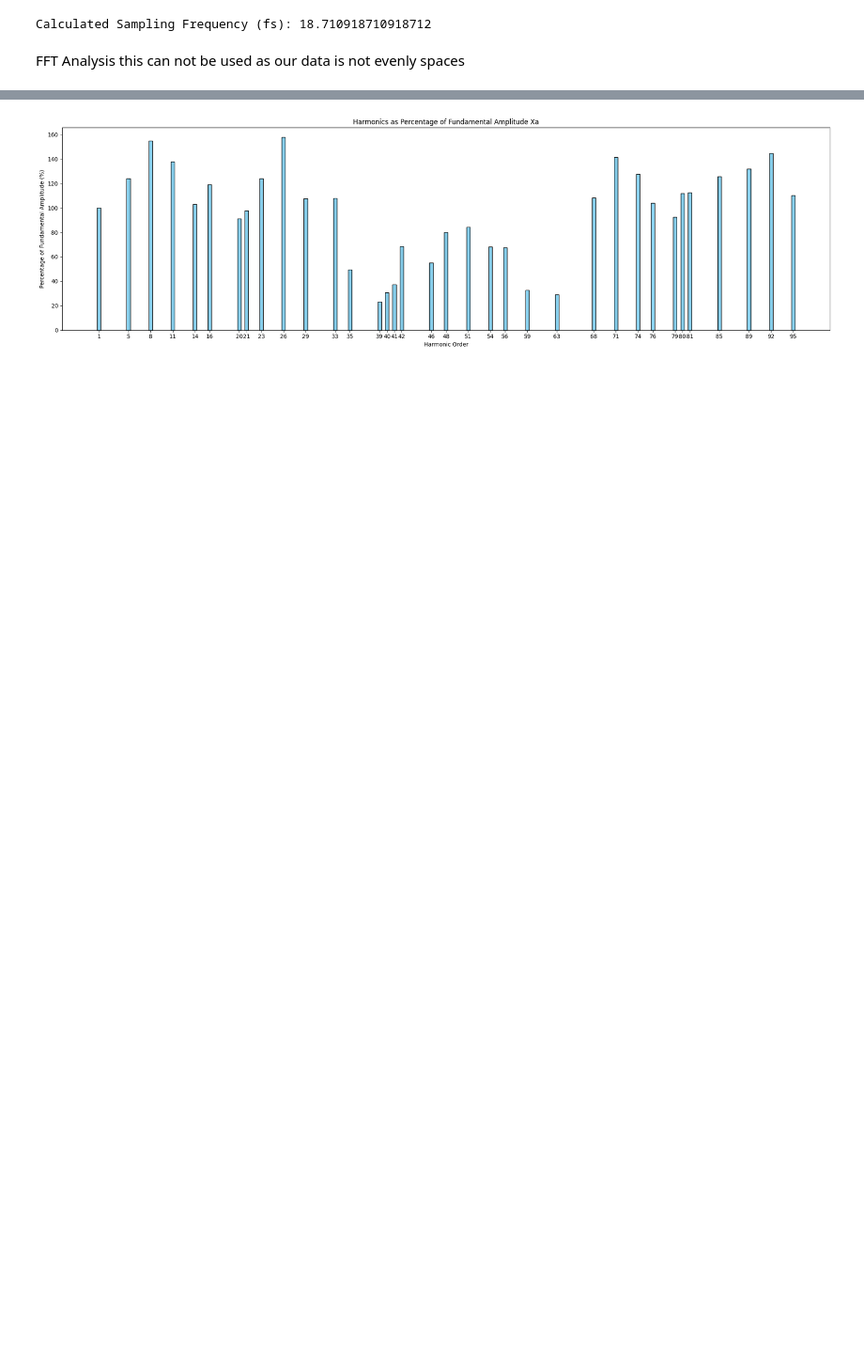
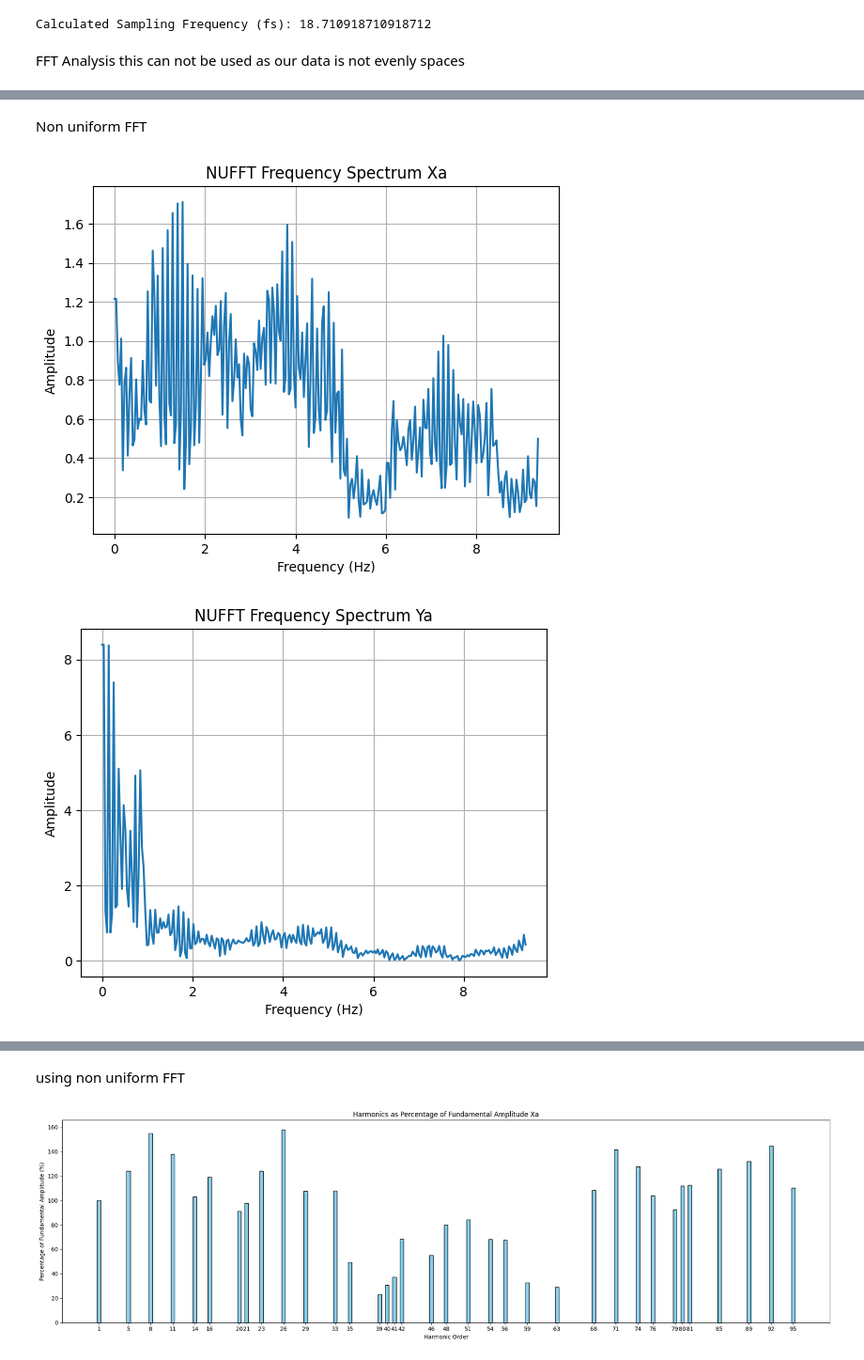
Before and after one commit to Sehaj-kahlon/Vibrational-Analysis, a Jupyter notebook: FFT.ipynb, the cells around one changed output, grey strips where cells are left out. Shown: that part at 94% size. Cells and saved outputs as stored; diff of their text form; code cells hidden in the pictures; blank space fills up the shorter version.

Commit message:
NUFFT

```diff
--- a/FFT.ipynb
+++ b/FFT.ipynb
@@ -138,0 +93,62 @@ plt.show()
+# %% [markdown]
+Non uniform FFT
+# %%
+from pynufft import NUFFT
+import numpy as np
+import matplotlib.pyplot as plt
+
+# Initialize data
+time = data['Time_sec'].values  # Numpy array of time values
+acceleration_Xa = data['Xa'].values  # Acceleration values along the X-axis
+acceleration_Ya = data['Ya'].values  # Acceleration values along the Y-axis
+acceleration_Za = data['Za'].values  # Acceleration values along the Z-axis
+
+# Initialize NUFFT object
+nufft = NUFFT()
+
+# Scale time points to match NUFFT input expectations (between 0 and 2π)
+time_grid = (time / time.max() * 2 * np.pi).reshape(-1, 1)
+
+# Define parameters for NUFFT plan
+Nd = (len(acceleration_Xa),)  # Input data size
+Kd = (256,)  # Desired output frequency bins size (can be adjusted as needed)
+Jd = (6,)  # Number of interpolation points, commonly set around 6 for 1D data
+
+# Plan for the NUFFT for each axis
+nufft.plan(time_grid, Nd, Kd, Jd)
+
+# Apply NUFFT to each acceleration axis
+transformed_signal_Xa = nufft.forward(acceleration_Xa)
+transformed_signal_Ya = nufft.forward(acceleration_Ya)
+transformed_signal_Za = nufft.forward(acceleration_Za)
+
+# Frequency range corresponding to Kd (256 bins, from 0 to Nyquist frequency)
+sampling_frequency = 18.734  # Replace with your actual sampling frequency in Hz
+freqs = np.linspace(0, sampling_frequency / 2, Kd[0])
+
+# Plot the magnitude spectrum for Xa
+plt.plot(freqs, np.abs(transformed_signal_Xa[:len(freqs)]))
+plt.xlabel('Frequency (Hz)')
+plt.ylabel('Amplitude')
+plt.title('NUFFT Frequency Spectrum Xa')
+plt.grid()
+plt.show()
+
+# Plot the magnitude spectrum for Ya
+plt.plot(freqs, np.abs(transformed_signal_Ya[:len(freqs)]))
+plt.xlabel('Frequency (Hz)')
+plt.ylabel('Amplitude')
+plt.title('NUFFT Frequency Spectrum Ya')
+plt.grid()
+plt.show()
+
+# Plot the magnitude spectrum for Za
+plt.plot(freqs, np.abs(transformed_signal_Za[:len(freqs)]))
+plt.xlabel('Frequency (Hz)')
+plt.ylabel('Amplitude')
+plt.title('NUFFT Frequency Spectrum Za')
+plt.grid()
+plt.show()
+# %% [output]
+[figure, added]
+[figure, added]
@@ -139,3 +156,5 @@ plt.show()
+# %% [markdown]
+using non uniform FFT
 # %%
 from pynufft import NUFFT
 import numpy as np
```
Also changed, not shown: parts of 6 cells of this notebook.
